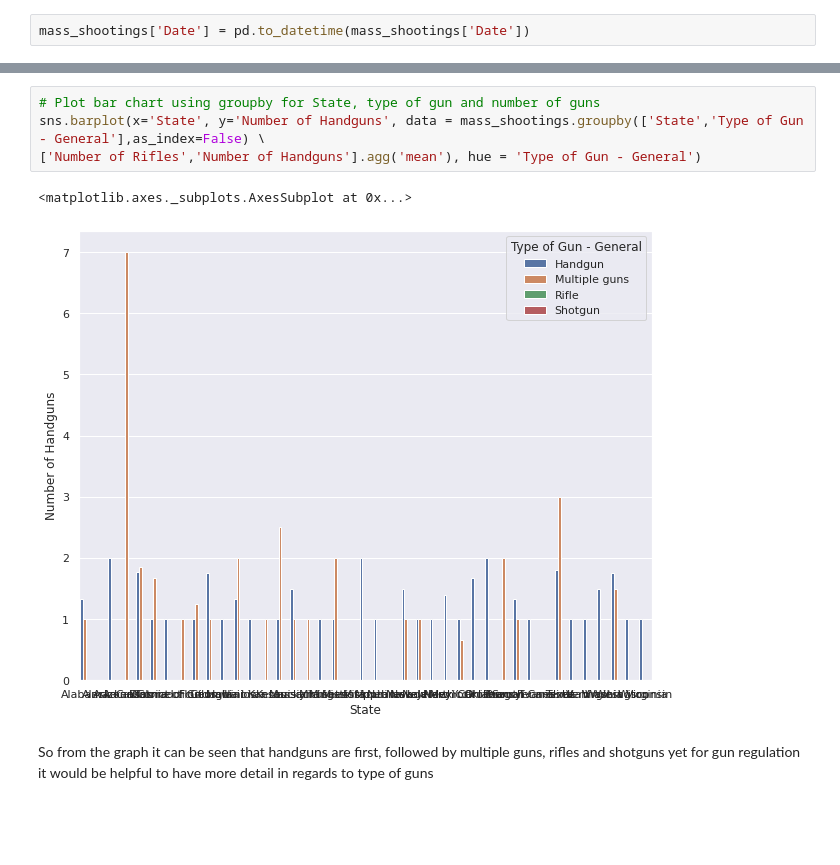
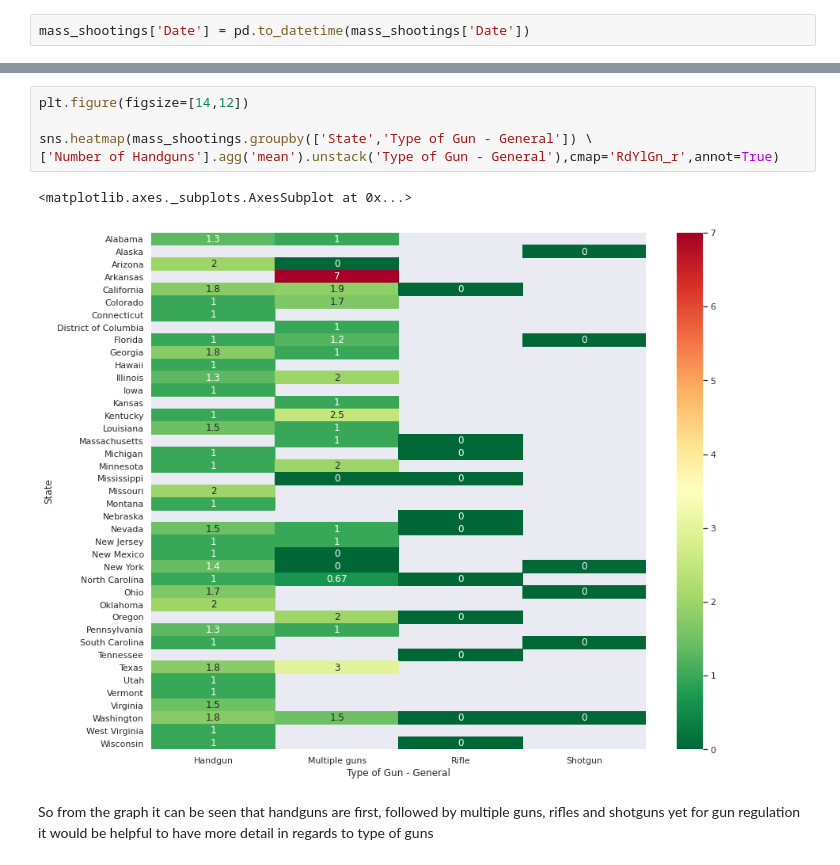
Before and after one commit to freedom-780/FBI-Firearm-Background-Check, a Jupyter notebook: Firearm_Background_Check.ipynb, the cells around one changed output, grey strips where cells are left out. Drawn from its saved outputs; the diff is of its cells as text; blank space fills up the shorter version.

```diff
--- a/Firearm_Background_Check.ipynb
+++ b/Firearm_Background_Check.ipynb
@@ -619,10 +593,11 @@ mass_shootings.groupby(['State','Type of Gun - General']) \
 # %%
-# Plot bar chart using groupby for State, type of gun and number of guns
-sns.barplot(x='State', y='Number of Handguns', data = mass_shootings.groupby(['State','Type of Gun - General'],as_index=False) \
-['Number of Rifles','Number of Handguns'].agg('mean'), hue = 'Type of Gun - General')
+plt.figure(figsize=[14,12])
+
+sns.heatmap(mass_shootings.groupby(['State','Type of Gun - General']) \
+['Number of Handguns'].agg('mean').unstack('Type of Gun - General'),cmap='RdYlGn_r',annot=True)
 # %% [output]
 <matplotlib.axes._subplots.AxesSubplot at 0x...>
-[figure, old version]
+[figure, new version]
 # %% [markdown]
 So from the graph it can be seen that handguns are first, followed by multiple guns, rifles and shotguns yet for gun regulation it would be helpful to have more detail in regards to type of guns
 # %% [markdown]
```
Also changed, not shown: parts of 2 cells of this notebook.
